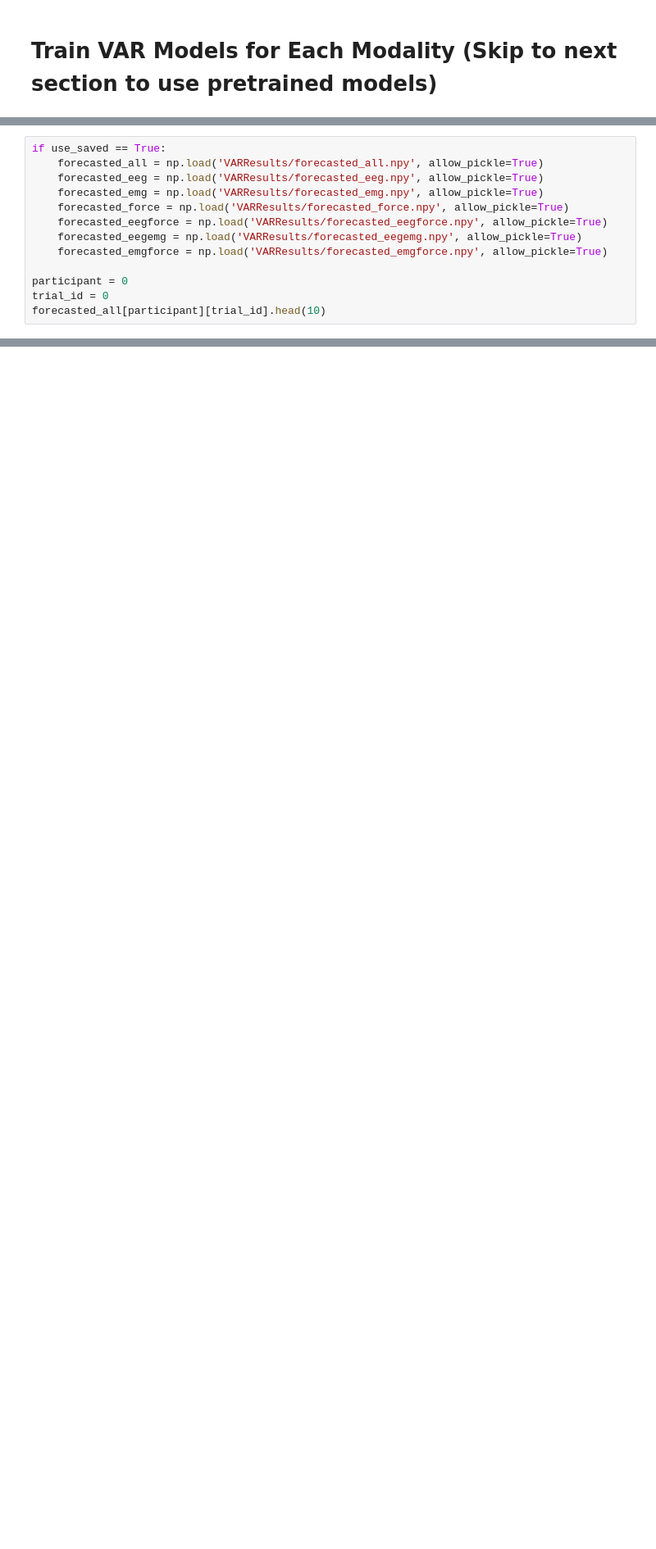
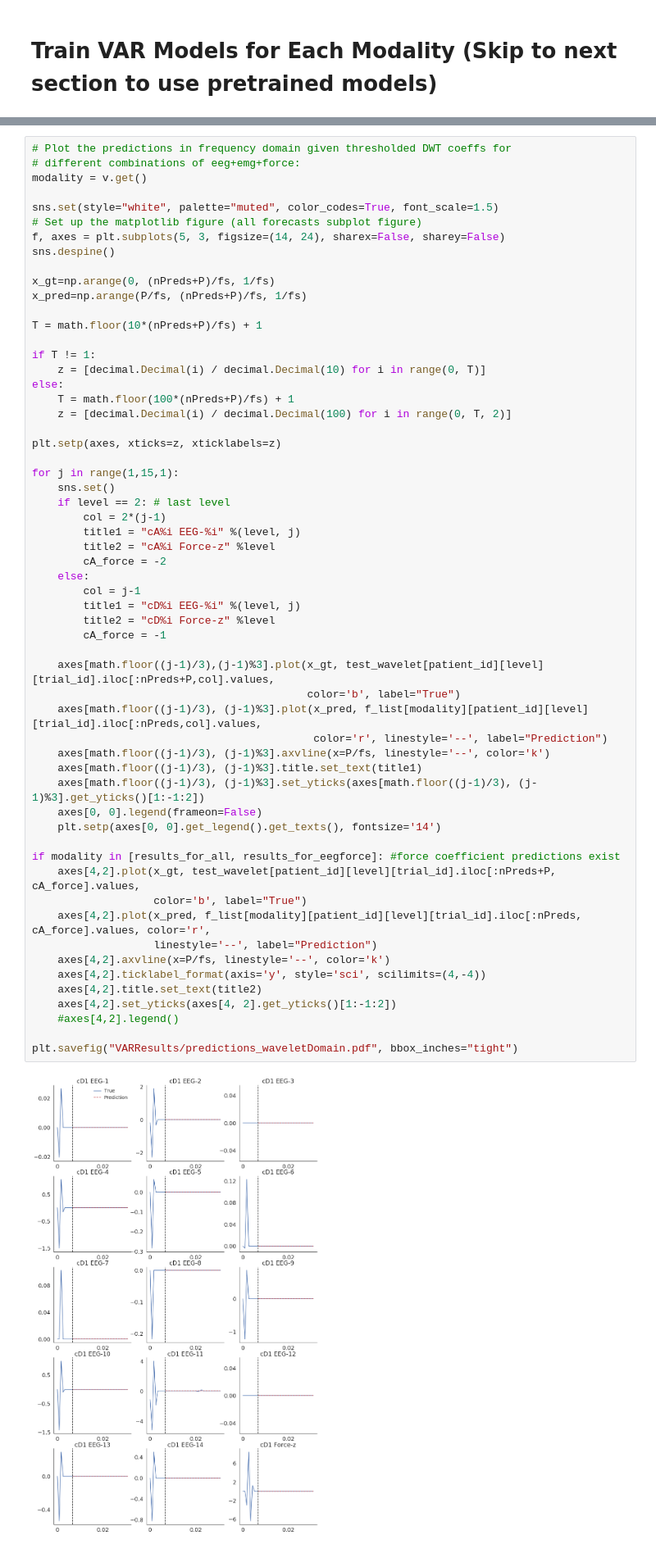
Before and after one commit to andac-demir/HapticsDynamicSystemIdentification, a Jupyter notebook: spectralAnalysis.ipynb, the cells around one changed output, grey strips where cells are left out. Shown at 82% size. Cells and saved outputs as stored; diff of their text form; blank space fills up the shorter version.

```diff
--- a/spectralAnalysis.ipynb
+++ b/spectralAnalysis.ipynb
@@ -768,13 +973,0 @@ if use_saved == False:
-# %%
-if use_saved == True:
-    forecasted_all = np.load('VARResults/forecasted_all.npy', allow_pickle=True)
-    forecasted_eeg = np.load('VARResults/forecasted_eeg.npy', allow_pickle=True)
-    forecasted_emg = np.load('VARResults/forecasted_emg.npy', allow_pickle=True)
-    forecasted_force = np.load('VARResults/forecasted_force.npy', allow_pickle=True)
-    forecasted_eegforce = np.load('VARResults/forecasted_eegforce.npy', allow_pickle=True)
-    forecasted_eegemg = np.load('VARResults/forecasted_eegemg.npy', allow_pickle=True)
-    forecasted_emgforce = np.load('VARResults/forecasted_emgforce.npy', allow_pickle=True)
-
-participant = 0
-trial_id = 0
-forecasted_all[participant][trial_id].head(10)
@@ -825 +1155,61 @@ forecasted_eegemg[participant][trial_id].head(5)
+# %%
+# Plot the predictions in frequency domain given thresholded DWT coeffs for
+# different combinations of eeg+emg+force:
+modality = v.get()
+
+sns.set(style="white", palette="muted", color_codes=True, font_scale=1.5)
+# Set up the matplotlib figure (all forecasts subplot figure)
+f, axes = plt.subplots(5, 3, figsize=(14, 24), sharex=False, sharey=False)
+sns.despine()
+
+x_gt=np.arange(0, (nPreds+P)/fs, 1/fs)
+x_pred=np.arange(P/fs, (nPreds+P)/fs, 1/fs)
+
+T = math.floor(10*(nPreds+P)/fs) + 1
+
+if T != 1:
+    z = [decimal.Decimal(i) / decimal.Decimal(10) for i in range(0, T)]
+else:
+    T = math.floor(100*(nPreds+P)/fs) + 1
+    z = [decimal.Decimal(i) / decimal.Decimal(100) for i in range(0, T, 2)]
+
+plt.setp(axes, xticks=z, xticklabels=z)
+
+for j in range(1,15,1):
+    sns.set()
+    if level == 2: # last level
+        col = 2*(j-1)
+        title1 = "cA%i EEG-%i" %(level, j)
+        title2 = "cA%i Force-z" %level
+        cA_force = -2
+    else:
+        col = j-1
+        title1 = "cD%i EEG-%i" %(level, j)
+        title2 = "cD%i Force-z" %level
+        cA_force = -1
+
+    axes[math.floor((j-1)/3),(j-1)%3].plot(x_gt, test_wavelet[patient_id][level][trial_id].iloc[:nPreds+P,col].values,
+                                           color='b', label="True")
+    axes[math.floor((j-1)/3), (j-1)%3].plot(x_pred, f_list[modality][patient_id][level][trial_id].iloc[:nPreds,col].values,
+                                            color='r', linestyle='--', label="Prediction")
+    axes[math.floor((j-1)/3), (j-1)%3].axvline(x=P/fs, linestyle='--', color='k')
+    axes[math.floor((j-1)/3), (j-1)%3].title.set_text(title1)
+    axes[math.floor((j-1)/3), (j-1)%3].set_yticks(axes[math.floor((j-1)/3), (j-1)%3].get_yticks()[1:-1:2])
+    axes[0, 0].legend(frameon=False)
+    plt.setp(axes[0, 0].get_legend().get_texts(), fontsize='14')
+
+if modality in [results_for_all, results_for_eegforce]: #force coefficient predictions exist
+    axes[4,2].plot(x_gt, test_wavelet[patient_id][level][trial_id].iloc[:nPreds+P, cA_force].values,
+                   color='b', label="True")
+    axes[4,2].plot(x_pred, f_list[modality][patient_id][level][trial_id].iloc[:nPreds, cA_force].values, color='r',
+                   linestyle='--', label="Prediction")
+    axes[4,2].axvline(x=P/fs, linestyle='--', color='k')
+    axes[4,2].ticklabel_format(axis='y', style='sci', scilimits=(4,-4))
+    axes[4,2].title.set_text(title2)
+    axes[4,2].set_yticks(axes[4, 2].get_yticks()[1:-1:2])
+    #axes[4,2].legend()
+
+plt.savefig("VARResults/predictions_waveletDomain.pdf", bbox_inches="tight")
+# %% [output]
+[figure, added]
 # %% [markdown]
```
Also changed, not shown: parts of 71 cells of this notebook.
